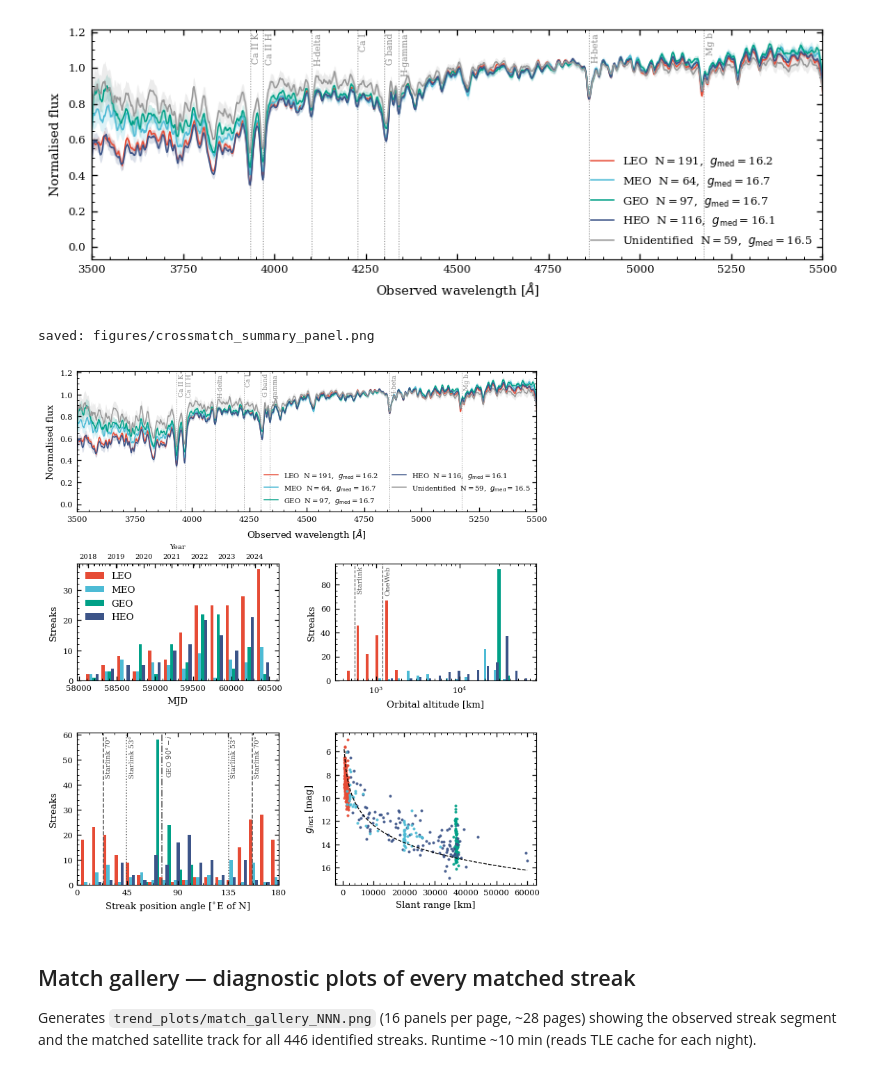
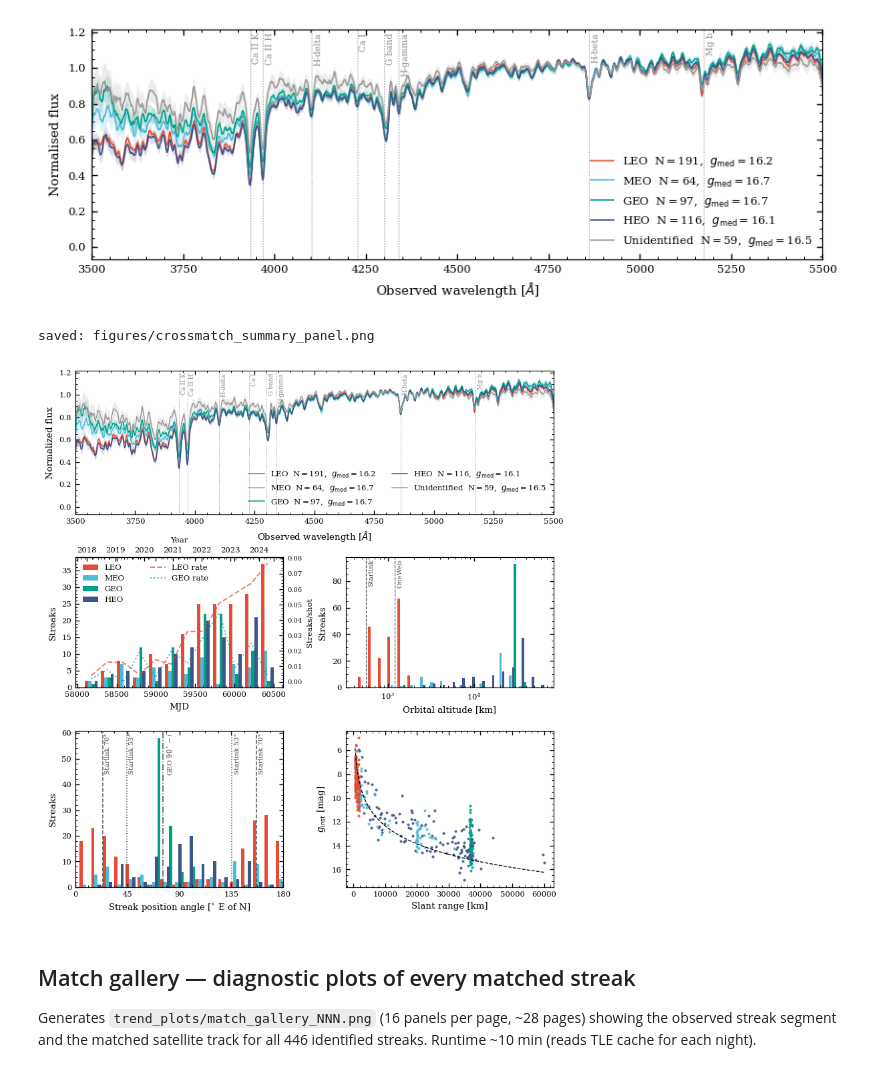
Before and after one commit to eriniocentric/hetdex_sats, a Jupyter notebook: crossmatch_figures.ipynb, the cells around one changed output. Saved outputs shown, nothing was run; the diff lists cells and outputs as text; code cells hidden in the pictures.

Commit message:
add streak rate for LEO and GEO objects

```diff
--- a/crossmatch_figures.ipynb
+++ b/crossmatch_figures.ipynb
@@ -37,3 +37,29 @@ print(f"{len(pub)} total streaks, {len(m)} matched")
 # %% [output]
 WARNING: hdu= was not specified but multiple tables are present, reading in first available table (hdu=1) [astropy.io.fits.connect]
 527 total streaks, 468 matched
+# %%
+# Load ifu-index to get survey shot MJDs (needed for streak-rate overlay in summary panel).
+# shotid encodes YYYYMMDDNNN; parse the date portion to MJD.
+from astropy.table import Table as _Table
+from astropy.time import Time as _Time
+import numpy as _np
+
+_IFU_INDEX = os.path.join(os.path.dirname(os.path.abspath(CATALOG)),
+                          "..", "..", "..", "ifu-index.fits")
+if not os.path.exists(_IFU_INDEX):
+    # Fallback: standard pdr1 mount point on JupyterHub
+    _IFU_INDEX = "/home/jovyan/Hobby-Eberly-Public/HETDEX/pdr/pdr1/ifu-index.fits"
+if not os.path.exists(_IFU_INDEX):
+    _IFU_INDEX = "/home/jovyan/work/pdr1/ifu-index.fits"
+
+_ifu = _Table.read(_IFU_INDEX)
+_unique_shotids = _np.unique(_np.asarray(_ifu["shotid"], dtype=int))
+
+def _shotid_to_mjd(shotids):
+    s = _np.asarray(shotids, dtype=int)
+    d = s // 1000
+    iso = [f"{d_//10000:04d}-{(d_%10000)//100:02d}-{d_%100:02d}" for d_ in d]
+    return _Time(iso, format="iso", scale="utc").mjd
+
+shot_mjd = _shotid_to_mjd(_unique_shotids)
+print(f"Survey shots loaded: {len(shot_mjd):,}  ({P.mjd_to_year(shot_mjd.min()):.2f} – {P.mjd_to_year(shot_mjd.max()):.2f})")
@@ -66,12 +94,12 @@ saved: figures/orbit_class_spectra.png
 # %%
 importlib.reload(P)
 P.apjl_style()
 
-fig = P.full_summary_panel(m, pub, CATALOG)
+fig = P.full_summary_panel(m, pub, CATALOG, shot_mjd=shot_mjd)
 print("saved:", P.save(fig, "crossmatch_summary_panel", plot_dir=FIGURES_DIR))
 # %% [output]
 saved: figures/crossmatch_summary_panel.png
-[figure, old version]
+[figure, new version]
 # %% [markdown]
 ## Match gallery — diagnostic plots of every matched streak
 
```
Also changed, not shown: parts of 1 cell of this notebook, 2 other files.
